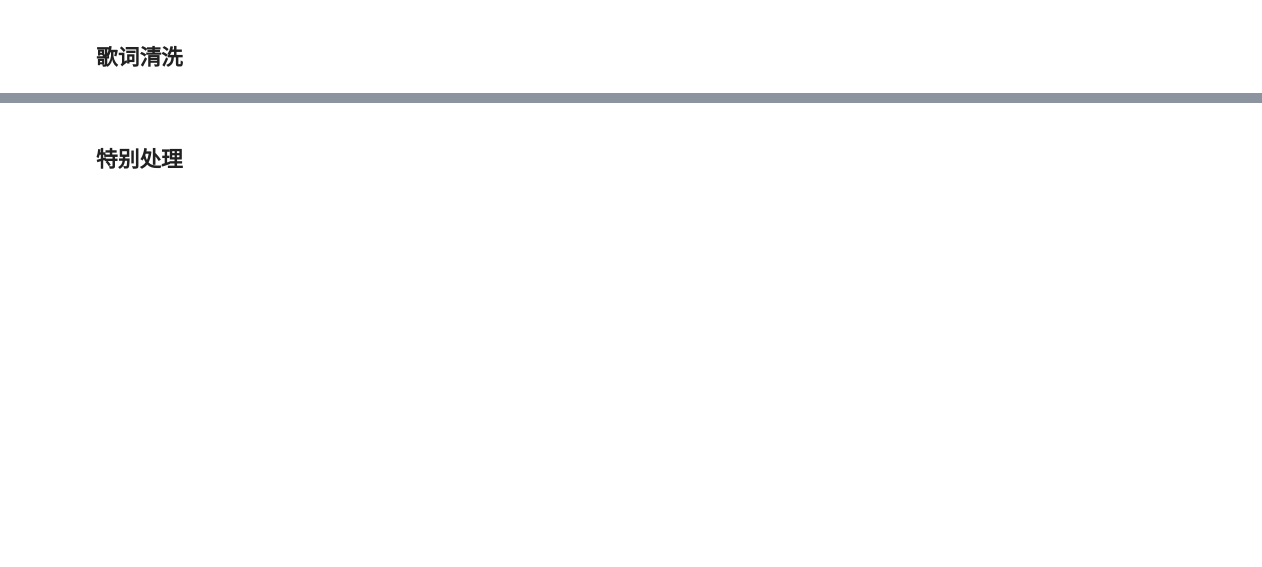
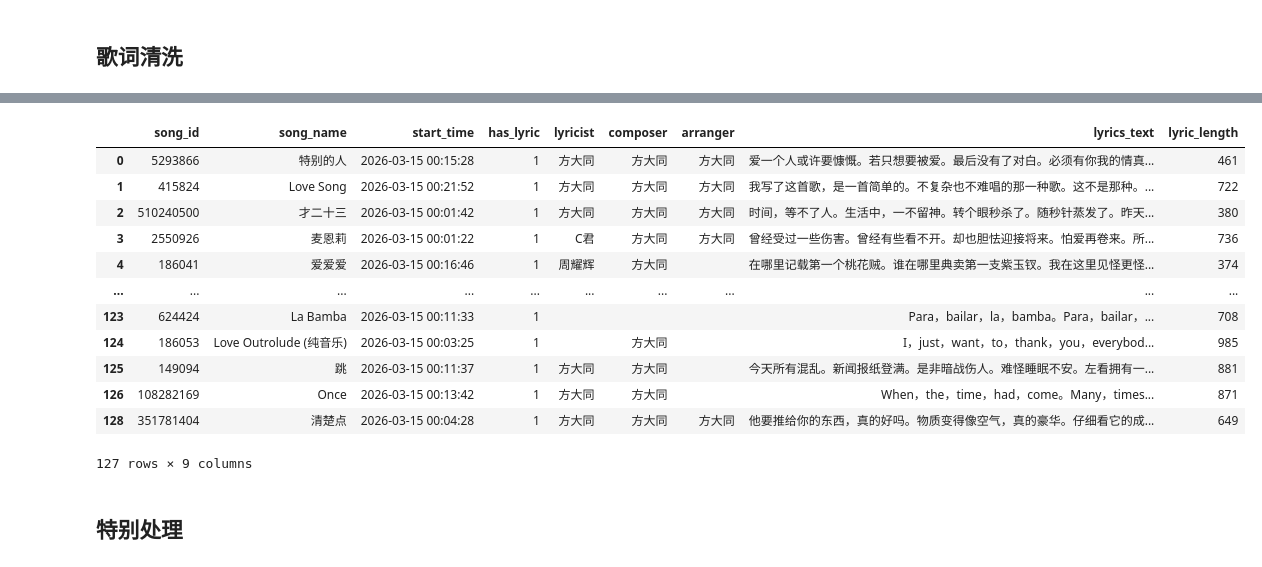
Before and after one commit to Kofi-W/net_charts, a Jupyter notebook: songs/data_crawler_qq_no_album.ipynb, the cells around one changed output, grey strips where cells are left out. Cells and saved outputs as stored; diff of their text form; code cells hidden in the pictures; blank space fills up the shorter version.

```diff
--- a/songs/data_crawler_qq_no_album.ipynb
+++ b/songs/data_crawler_qq_no_album.ipynb
@@ -226,2 +253,20 @@ df_lyric.sort_values(by='lyric_length')
+# %%
+# 歌词文本长度大于0
+df_lyric = df_lyric[df_lyric['lyric_length'] > 20]
+df_lyric
+# %% [output]
+|  | song_id | song_name | start_time | has_lyric | lyricist | composer | arranger | lyrics_text | lyric_length |
+| 0 | 5293866 | 特别的人 | 2026-03-15 00:15:28 | 1 | 方大同 | 方大同 | 方大同 | 爱一个人或许要慷慨。若只想要被爱。最后没有了对白。必须有你我的情真... | 461 |
+| 1 | 415824 | Love Song | 2026-03-15 00:21:52 | 1 | 方大同 | 方大同 | 方大同 | 我写了这首歌，是一首简单的。不复杂也不难唱的那一种歌。这不是那种。... | 722 |
+| 2 | 510240500 | 才二十三 | 2026-03-15 00:01:42 | 1 | 方大同 | 方大同 | 方大同 | 时间，等不了人。生活中，一不留神。转个眼秒杀了。随秒针蒸发了。昨天... | 380 |
+| 3 | 2550926 | 麦恩莉 | 2026-03-15 00:01:22 | 1 | C君 | 方大同 | 方大同 | 曾经受过一些伤害。曾经有些看不开。却也胆怯迎接将来。怕爱再卷来。所... | 736 |
+| 4 | 186041 | 爱爱爱 | 2026-03-15 00:16:46 | 1 | 周耀辉 | 方大同 |  | 在哪里记载第一个桃花贼。谁在哪里典卖第一支紫玉钗。我在这里见怪更怪... | 374 |
+| ... | ... | ... | ... | ... | ... | ... | ... | ... | ... |
+| 123 | 624424 | La Bamba | 2026-03-15 00:11:33 | 1 |  |  |  | Para，bailar，la，bamba。Para，bailar，... | 708 |
+| 124 | 186053 | Love Outrolude (纯音乐) | 2026-03-15 00:03:25 | 1 |  | 方大同 |  | I，just，want，to，thank，you，everybod... | 985 |
+| 125 | 149094 | 跳 | 2026-03-15 00:11:37 | 1 | 方大同 | 方大同 |  | 今天所有混乱。新闻报纸登满。是非暗战伤人。难怪睡眠不安。左看拥有一... | 881 |
+| 126 | 108282169 | Once | 2026-03-15 00:13:42 | 1 | 方大同 | 方大同 |  | When，the，time，had，come。Many，times... | 871 |
+| 128 | 351781404 | 清楚点 | 2026-03-15 00:04:28 | 1 | 方大同 | 方大同 | 方大同 | 他要推给你的东西，真的好吗。物质变得像空气，真的豪华。仔细看它的成... | 649 |
+127 rows × 9 columns
 # %%
 # 删除有问题的
```
Also changed, not shown: parts of 17 cells of this notebook, 7 other files.
